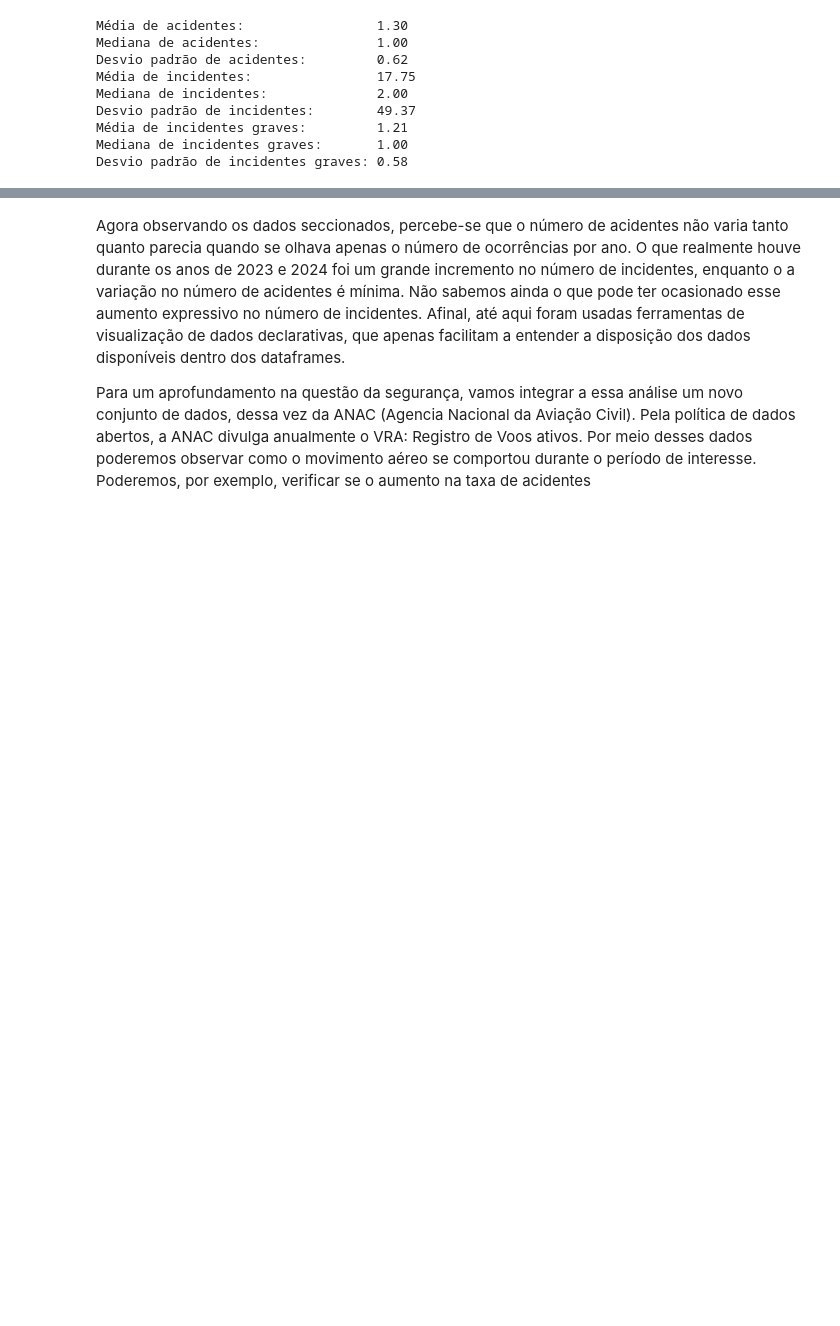
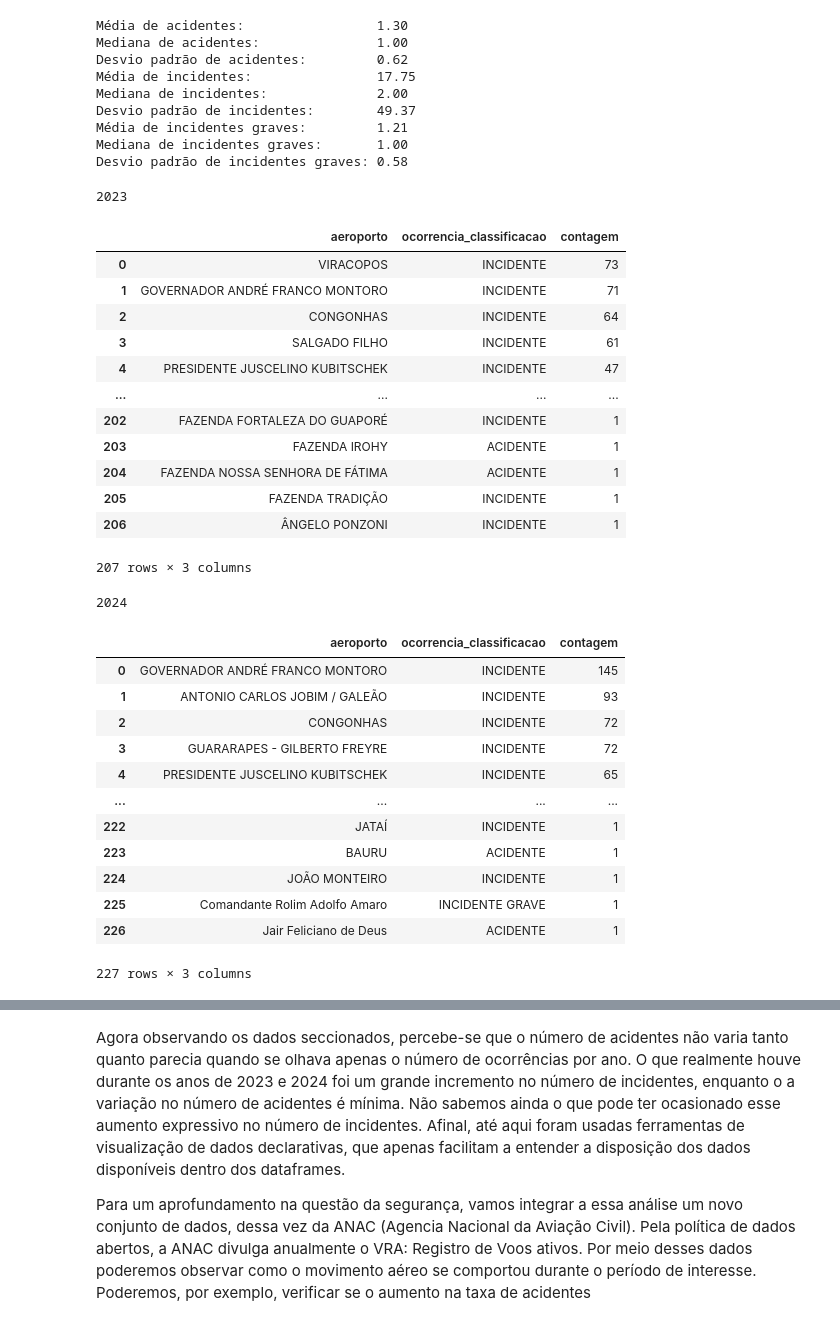
Before and after one commit to fmariane/sprint1-mvp, a Jupyter notebook: source/mvp.ipynb, the cells around one changed output, grey strips where cells are left out. Drawn from its saved outputs; the diff is of its cells as text; code cells hidden in the pictures; blank space fills up the shorter version.

```diff
--- a/source/mvp.ipynb
+++ b/source/mvp.ipynb
@@ -337,3 +444,72 @@ Desvio padrão de incidentes:        49.37
 Média de incidentes graves:         1.21
 Mediana de incidentes graves:       1.00
 Desvio padrão de incidentes graves: 0.58
+# %%
+#contagem de ocorrencias por aeroporto e classificacao (ACIDENTE / INCIDENTE GRAVE / INCIDENTE)
+
+def _build_ocorrencias_por_aeroporto(df_com_fase):
+    df = df_com_fase.merge(
+        _aeronave_aeroportos,
+        on=['codigo_ocorrencia2', 'aeronave_fase_operacao'],
+        how='left'
+    ).copy()
+
+    df['ponta'] = df['aeronave_fase_operacao'].map(fase_para_ponta)
+
+    def _aeroporto(row):
+        ponta = row['ponta']
+        if ponta == 'aeronave_voo_destino':
+            val = row['aeronave_voo_destino']
+        elif ponta == 'aeronave_voo_origem':
+            val = row['aeronave_voo_origem']
+        else:
+            return 'NAO IDENTIFICADO'
+        return val if pd.notna(val) and str(val).strip() not in ('', '***') else 'NAO IDENTIFICADO'
+
+    df['aeroporto'] = df.apply(_aeroporto, axis=1)
+
+    return (
+        df[df['aeroporto'] != 'NAO IDENTIFICADO']
+        .groupby(['aeroporto', 'ocorrencia_classificacao'])
+        .size()
+        .reset_index(name='contagem')
+        .sort_values('contagem', ascending=False)
+        .reset_index(drop=True)
+    )
+
+contagem_ocorrencias_aeroporto_2023 = _build_ocorrencias_por_aeroporto(df_ocorrencia_com_fase_2023)
+contagem_ocorrencias_aeroporto_2024 = _build_ocorrencias_por_aeroporto(df_ocorrencia_com_fase_2024)
+
+print("2023")
+display(contagem_ocorrencias_aeroporto_2023)
+print("2024")
+display(contagem_ocorrencias_aeroporto_2024)
+# %% [output]
+2023
+|  | aeroporto | ocorrencia_classificacao | contagem |
+| 0 | VIRACOPOS | INCIDENTE | 73 |
+| 1 | GOVERNADOR ANDRÉ FRANCO MONTORO | INCIDENTE | 71 |
+| 2 | CONGONHAS | INCIDENTE | 64 |
+| 3 | SALGADO FILHO | INCIDENTE | 61 |
+| 4 | PRESIDENTE JUSCELINO KUBITSCHEK | INCIDENTE | 47 |
+| ... | ... | ... | ... |
+| 202 | FAZENDA FORTALEZA DO GUAPORÉ | INCIDENTE | 1 |
+| 203 | FAZENDA IROHY | ACIDENTE | 1 |
+| 204 | FAZENDA NOSSA SENHORA DE FÁTIMA | ACIDENTE | 1 |
+| 205 | FAZENDA TRADIÇÃO | INCIDENTE | 1 |
+| 206 | ÂNGELO PONZONI | INCIDENTE | 1 |
+207 rows × 3 columns
+2024
+|  | aeroporto | ocorrencia_classificacao | contagem |
+| 0 | GOVERNADOR ANDRÉ FRANCO MONTORO | INCIDENTE | 145 |
+| 1 | ANTONIO CARLOS JOBIM / GALEÃO | INCIDENTE | 93 |
+| 2 | CONGONHAS | INCIDENTE | 72 |
+| 3 | GUARARAPES - GILBERTO FREYRE | INCIDENTE | 72 |
+| 4 | PRESIDENTE JUSCELINO KUBITSCHEK | INCIDENTE | 65 |
+| ... | ... | ... | ... |
+| 222 | JATAÍ | INCIDENTE | 1 |
+| 223 | BAURU | ACIDENTE | 1 |
+| 224 | JOÃO MONTEIRO | INCIDENTE | 1 |
+| 225 | Comandante Rolim Adolfo Amaro | INCIDENTE GRAVE | 1 |
+| 226 | Jair Feliciano de Deus | ACIDENTE | 1 |
+227 rows × 3 columns
```
Also changed, not shown: parts of 16 cells of this notebook, 2 other files.
